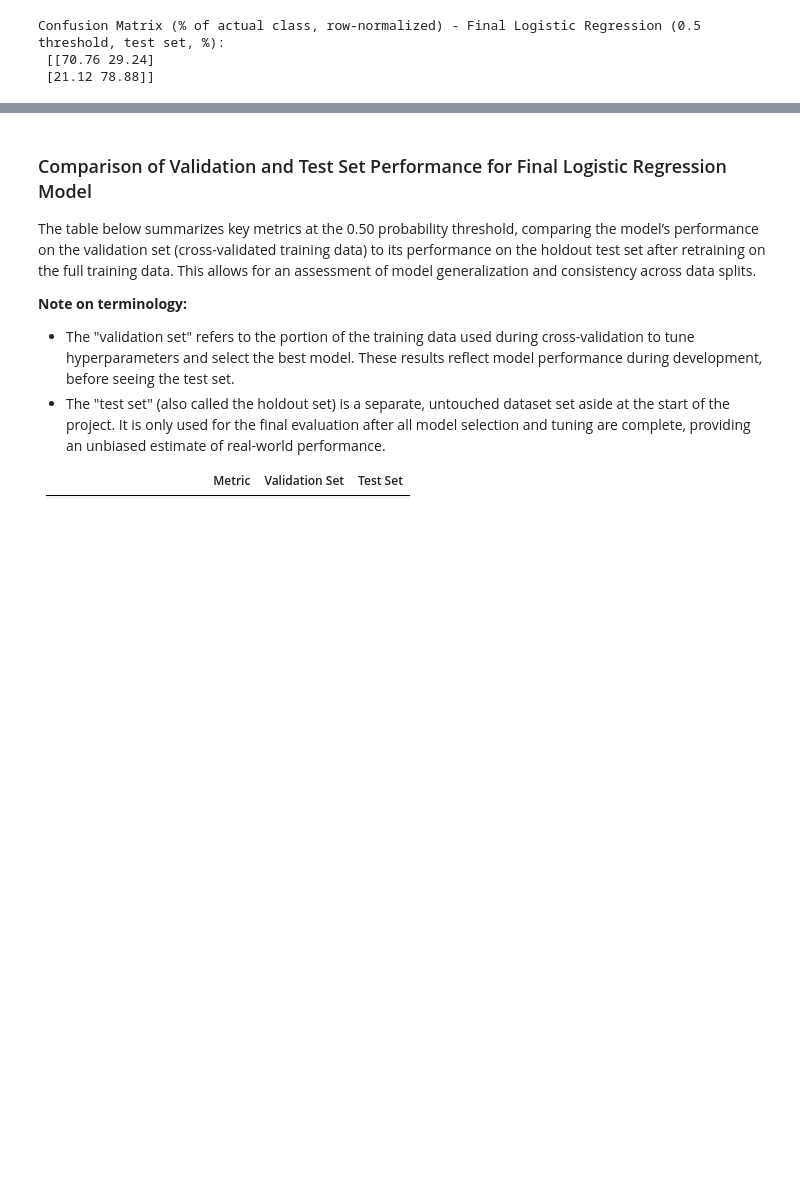
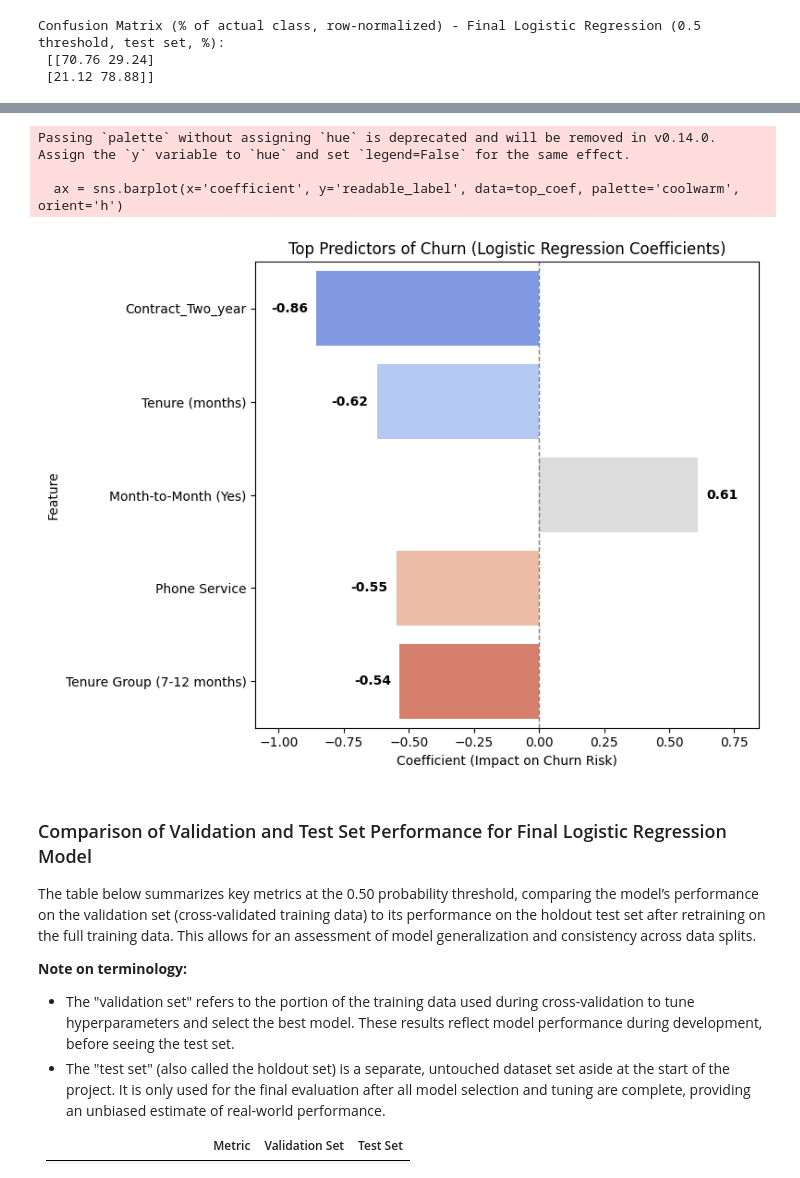
Before and after one commit to amschiltz/springboard_projects, a Jupyter notebook: Capstone_2/notebooks/04_telco_churn_modeling.ipynb, the cells around one changed output, grey strips where cells are left out. Cells and saved outputs as stored; diff of their text form; code cells hidden in the pictures; blank space fills up the shorter version.

Commit message:
Add readable label manifest and top predictors figure; update modeling and storytelling notebooks for clarity and executive presentation

```diff
--- a/Capstone_2/notebooks/04_telco_churn_modeling.ipynb
+++ b/Capstone_2/notebooks/04_telco_churn_modeling.ipynb
@@ -553,0 +552,13 @@ print(coef_df.head(15))
+# %%
+# Load the column manifest with readable labels
+manifest = pd.read_csv('../references/telco_column_role_manifest_with_labels.csv')
+
+# Create a mapping: feature code → readable label
+# Adjust column names as needed based on your manifest structure
+feature_map = dict(zip(manifest['column_name'], manifest['readable_label']))
+
+# Map features in coef_df to readable labels
+coef_df['readable_label'] = coef_df['feature'].map(feature_map).fillna(coef_df['feature'])
+
+# Display top predictors with readable labels
+print(coef_df[['readable_label', 'coefficient', 'abs_coefficient']].head(10))
@@ -554,3 +577,39 @@ print(coef_df.head(15))
+# %%
+# Plot top predictors for churn from logistic regression model
+
+top_n = 5
+top_coef = coef_df.head(top_n).copy()
+plt.figure(figsize=(8, 6))  # Wide figure for more space
+ax = sns.barplot(x='coefficient', y='readable_label', data=top_coef, palette='coolwarm', orient='h')
+plt.title('Top Predictors of Churn (Logistic Regression Coefficients)')
+plt.xlabel('Coefficient (Impact on Churn Risk)')
+plt.ylabel('Feature')
+plt.axvline(0, color='gray', linestyle='--', linewidth=1)
+
+# Set x-limits to add more space for annotation text
+xlim = ax.get_xlim()
+x_pad = 0.1 * (xlim[1] - xlim[0])
+plt.xlim(xlim[0] - x_pad, xlim[1] + x_pad)
+
+# Annotate each bar with its coefficient value, always outside the bar
+for bar, coef in zip(ax.patches, top_coef['coefficient']):
+    x = bar.get_width()
+    y = bar.get_y() + bar.get_height() / 2
+    if x >= 0:
+        text_x = x + 0.02 * (xlim[1] - xlim[0])
+        ha = 'left'
+    else:
+        text_x = x - 0.02 * (xlim[1] - xlim[0])
+        ha = 'right'
+    ax.text(text_x, y, f'{coef:.2f}', va='center', ha=ha, color='black', fontsize=10, fontweight='bold', clip_on=False)
+
+plt.tight_layout()
+plt.show()
+# %% [output]
+Passing `palette` without assigning `hue` is deprecated and will be removed in v0.14.0. Assign the `y` variable to `hue` and set `legend=False` for the same effect.
+
+  ax = sns.barplot(x='coefficient', y='readable_label', data=top_coef, palette='coolwarm', orient='h')
+[figure, added]
 # %% [markdown]
 ### Comparison of Validation and Test Set Performance for Final Logistic Regression Model
 
```
Also changed, not shown: parts of 8 cells of this notebook, 3 other files.
